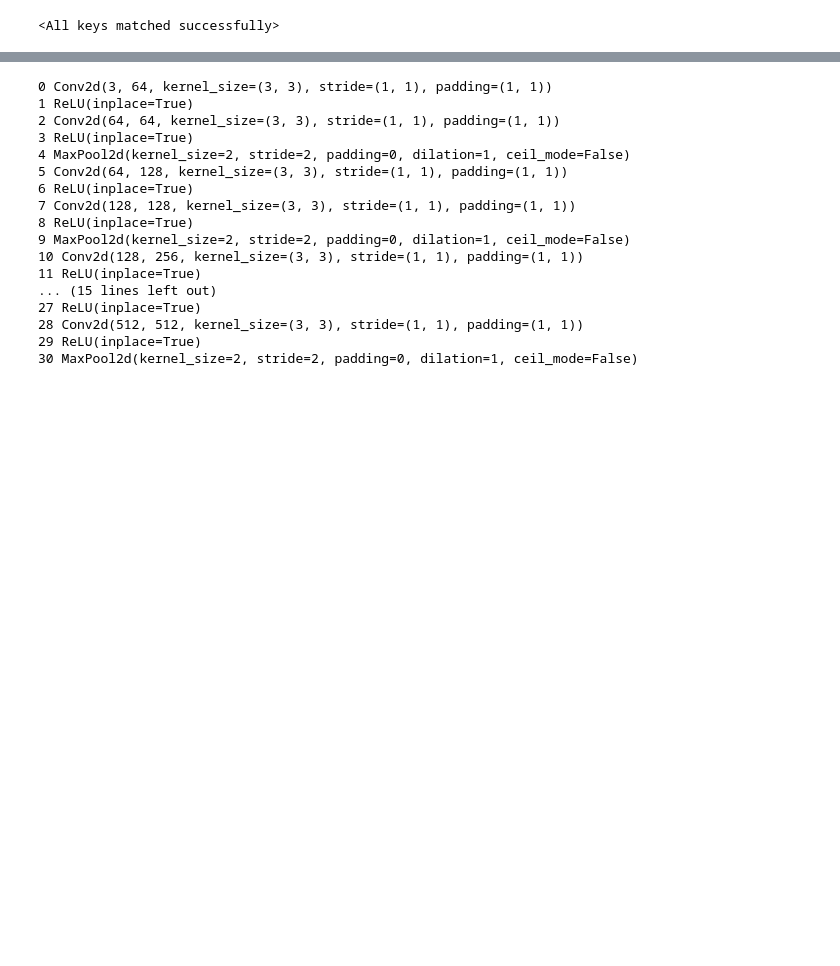
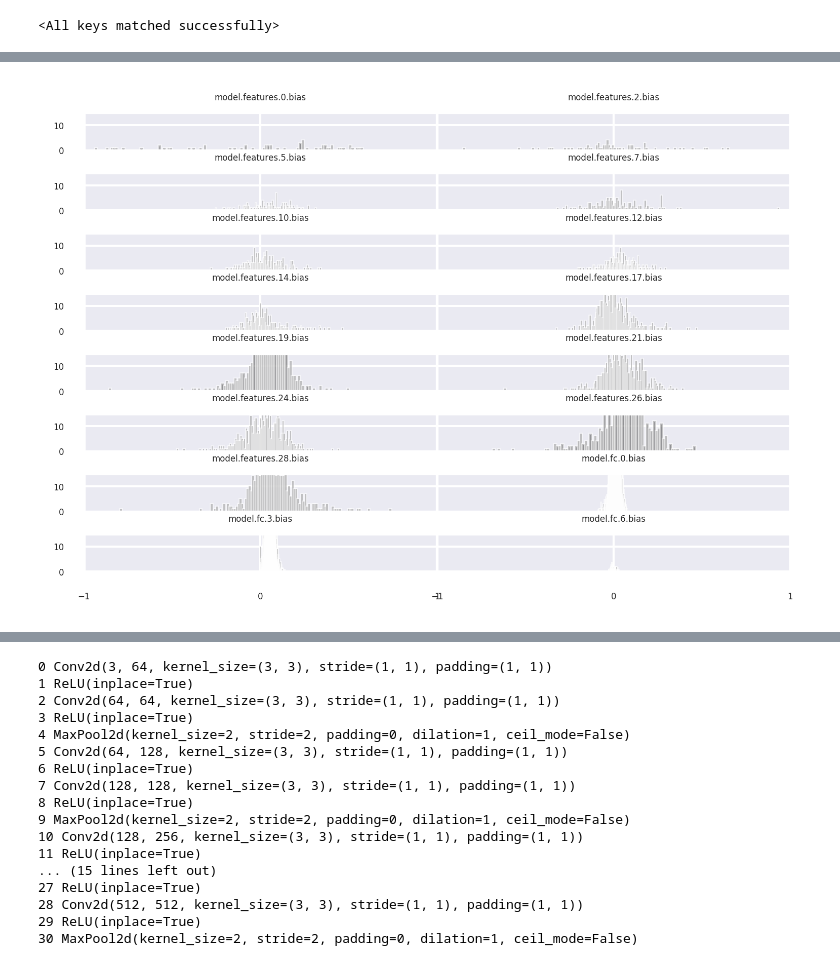
Before and after one commit to JiaxinZhuang/Interpretation, a Jupyter notebook: jupyter/Visualization-Of-Feature-map-Caltech101(Vgg16).ipynb, the cells around one changed output, grey strips where cells are left out. Drawn from its saved outputs; the diff is of its cells as text; code cells hidden in the pictures; blank space fills up the shorter version.

```diff
--- a/jupyter/Visualization-Of-Feature-map-Caltech101(Vgg16).ipynb
+++ b/jupyter/Visualization-Of-Feature-map-Caltech101(Vgg16).ipynb
@@ -35,6 +35,9 @@ from utils.function import init_logging, init_environment, preprocess_image,\
          recreate_image, get_lr, save_image
 import PIL
 from PIL import Image
+
+import seaborn as sns
+sns.set(color_codes=True)
 # %%
 # hyper parameter
 resume = "011-161"
@@ -79,7 +82,3 @@ net.load_state_dict(ckpt)
 # %% [output]
 Resume from model from exp: 011 at epoch 161
 <All keys matched successfully>
-# %%
-for name, param in net.named_parameters():
-    print(name, param)
-    break
@@ -103,0 +85,11 @@ tensor([[[[-0.5412,  0.1581,  0.5466],
+# %%
+params = {}
+params_name = []
+index = 1
+for name, param in ckpt.items():
+    if "bias" in name:
+        params[index] = param.cpu().numpy()
+        params_name.append(name)
+        print(index, name, param.size())
+        index += 1
+print("params has len {}".format(len(params)))
@@ -103,0 +114,22 @@ tensor([[[[-0.5412,  0.1581,  0.5466],
+# %%
+# plot the bias
+
+cols = 2
+rows = int(len(params) / cols)
+fig, axes = plt.subplots(rows, cols, sharex=True, sharey=True)
+
+for row in range(rows):
+    for col in range(cols):
+        index = row * cols + col
+        axes[row, col].hist(params[index+1], bins = 150, color="k", alpha=0.5, label=index)
+        axes[row, col].set_xlim(-1, 1)
+        axes[row, col].set_xticks([-1, 0, 1])
+        axes[row, col].set_ylim(0, 15)
+        axes[row, col].set_title(params_name[index], fontsize=4)
+#        axes[row, col].set_yticks([0, 10])
+
+matplotlib.rc('xtick', labelsize=4)
+matplotlib.rc('ytick', labelsize=4)
+plt.subplots_adjust(wspace=0, hspace=0.6)
+# %% [output]
+[figure, added]
```
Also changed, not shown: parts of 4 cells of this notebook, 31 other files.
